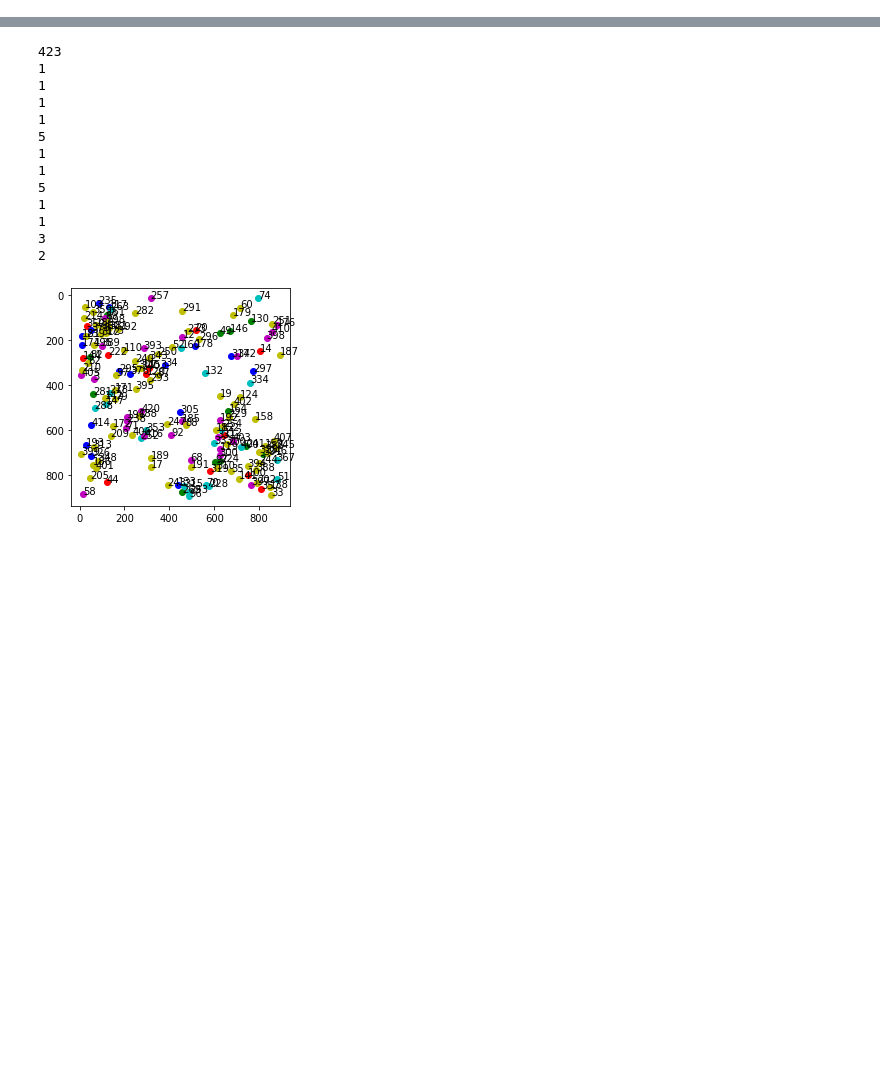
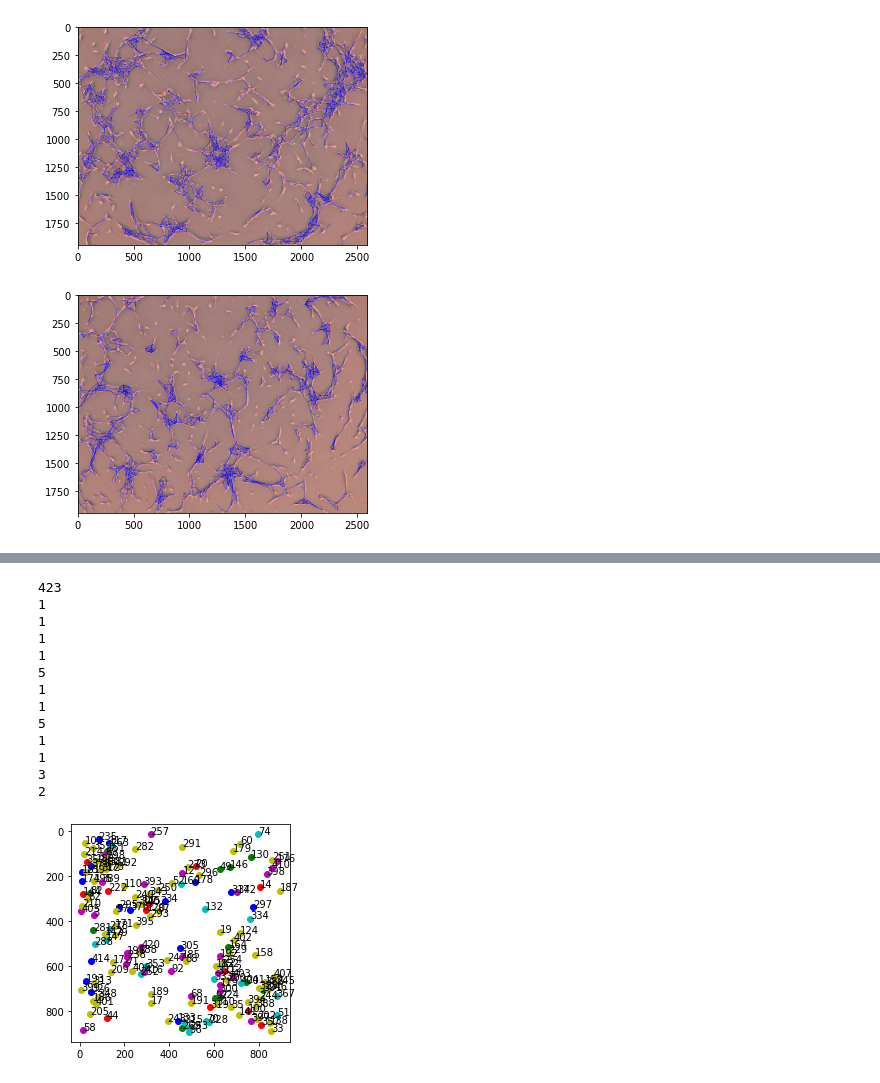
Before and after one commit to trevor-chan/research, a Jupyter notebook: morpho_scripts/NetworkAnalysis.ipynb, the cells around one changed output, grey strips where cells are left out. Saved outputs shown, nothing was run; the diff lists cells and outputs as text; code cells hidden in the pictures; blank space fills up the shorter version.

```diff
--- a/morpho_scripts/NetworkAnalysis.ipynb
+++ b/morpho_scripts/NetworkAnalysis.ipynb
@@ -71,2 +77,10 @@ loaded 21/instances949.data
 # %%
 network21 = networks.copy()
+# %%
+img_07 = cv2.imread('07_4/07_4.JPG')
+img_21 = cv2.imread('21_4/21_4.JPG')
+network21_4[0].visualize_adjacencies(img_21)
+network07_4[0].visualize_adjacencies(img_07)
+# %% [output]
+[figure, added]
+[figure, added]
```
Also changed, not shown: parts of 11 cells of this notebook.
